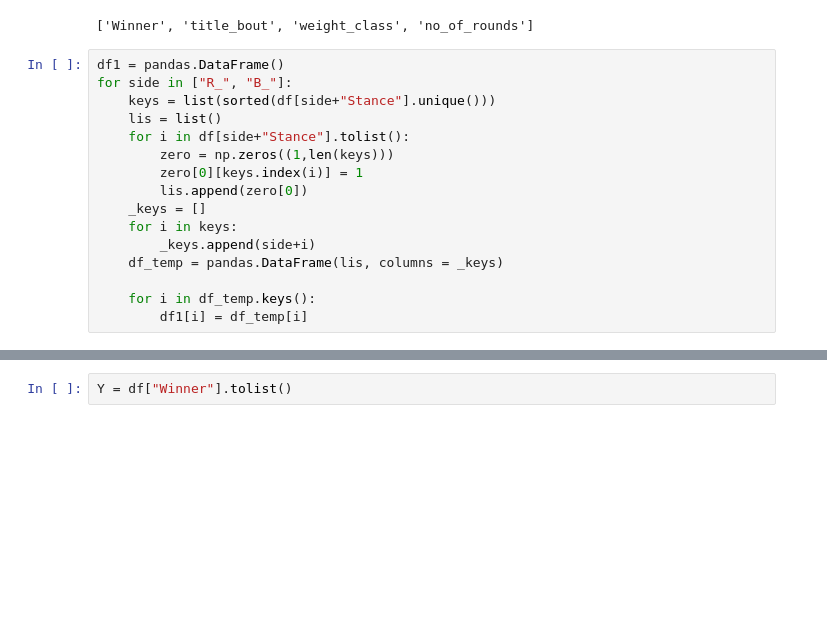
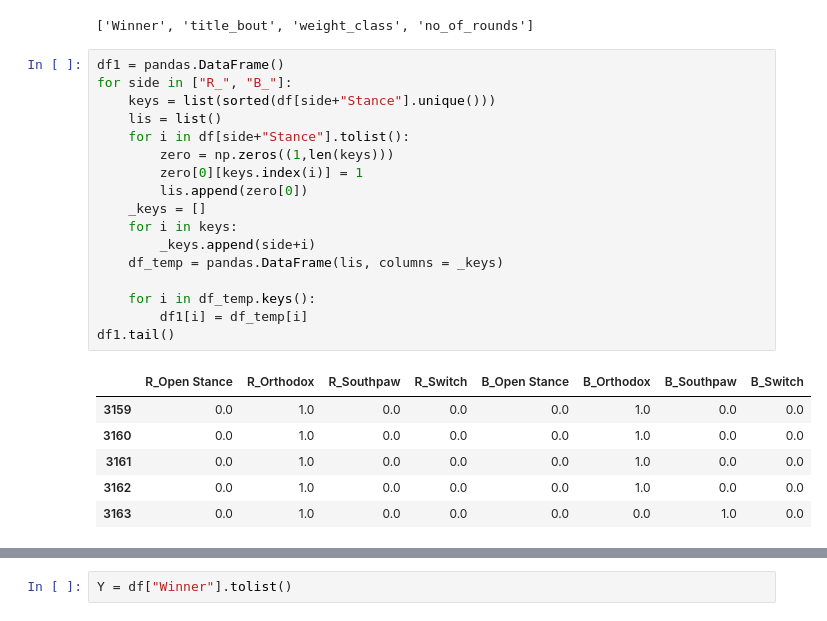
Before and after one commit to peteryph/Kaggle-Heart-Disease-UCI, a Jupyter notebook: UFC fight club.ipynb, the cells around one changed output, grey strips where cells are left out. Cells and saved outputs as stored; diff of their text form; blank space fills up the shorter version.

```diff
--- a/UFC fight club.ipynb
+++ b/UFC fight club.ipynb
@@ -68,19 +76,27 @@ global_status
 # %%
 df1 = pandas.DataFrame()
 for side in ["R_", "B_"]:
     keys = list(sorted(df[side+"Stance"].unique()))
     lis = list()
     for i in df[side+"Stance"].tolist():
         zero = np.zeros((1,len(keys)))
         zero[0][keys.index(i)] = 1
         lis.append(zero[0])
     _keys = []
     for i in keys:
         _keys.append(side+i)
     df_temp = pandas.DataFrame(lis, columns = _keys)
 
     for i in df_temp.keys():
         df1[i] = df_temp[i]
+df1.tail()
+# %% [output]
+|  | R_Open Stance | R_Orthodox | R_Southpaw | R_Switch | B_Open Stance | B_Orthodox | B_Southpaw | B_Switch |
+| 3159 | 0.0 | 1.0 | 0.0 | 0.0 | 0.0 | 1.0 | 0.0 | 0.0 |
+| 3160 | 0.0 | 1.0 | 0.0 | 0.0 | 0.0 | 1.0 | 0.0 | 0.0 |
+| 3161 | 0.0 | 1.0 | 0.0 | 0.0 | 0.0 | 1.0 | 0.0 | 0.0 |
+| 3162 | 0.0 | 1.0 | 0.0 | 0.0 | 0.0 | 1.0 | 0.0 | 0.0 |
+| 3163 | 0.0 | 1.0 | 0.0 | 0.0 | 0.0 | 0.0 | 1.0 | 0.0 |
 # %%
 keys = list(sorted(df["weight_class"].unique()))
 lis = list()
```
Also changed, not shown: parts of 37 cells of this notebook.
